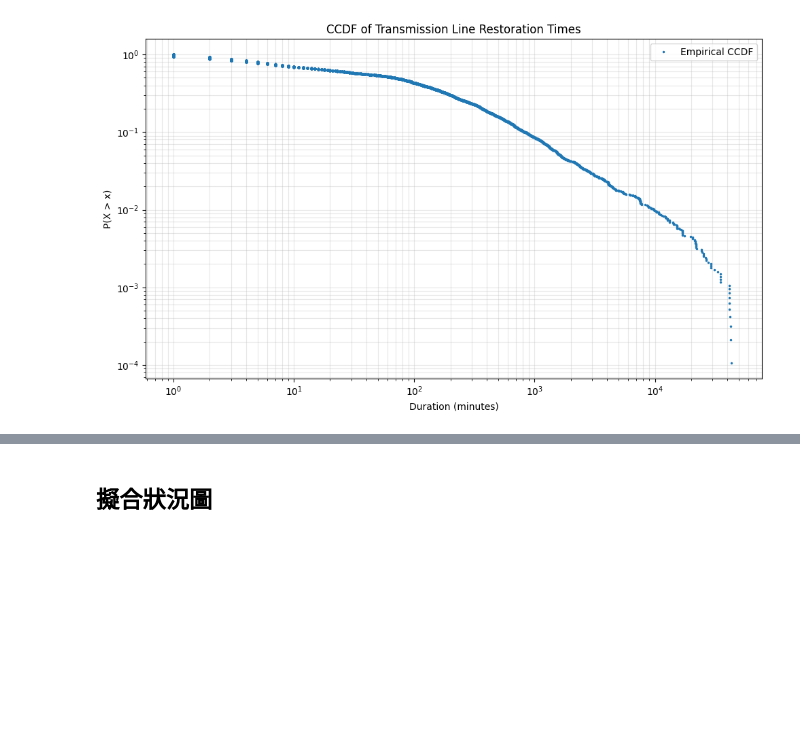
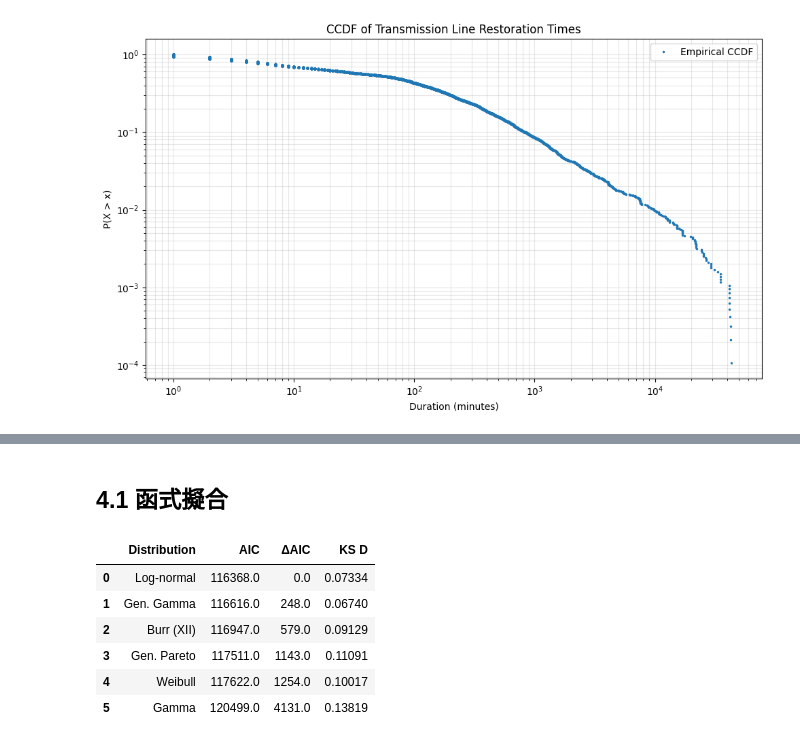
Before and after one commit to jungswork/05_Power_Grid_Repair_Time, a Jupyter notebook: 02_data_analysis.ipynb, the cells around one changed output, grey strips where cells are left out. Saved outputs shown, nothing was run; the diff lists cells and outputs as text; code cells hidden in the pictures; blank space fills up the shorter version.

```diff
--- a/02_data_analysis.ipynb
+++ b/02_data_analysis.ipynb
@@ -216,2 +243,75 @@ plt.show()
-# %% [markdown]
-## 擬合狀況圖
+# %% [markdown]
+## 4.1 函式擬合
+# %%
+import numpy as np
+import pandas as pd
+from scipy import stats
+import matplotlib.pyplot as plt
+
+# Candidate Distribution Fitting (MLE) + AIC + KS D
+# 擬合函式候選者
+candidates = {
+    "Log-normal":  stats.lognorm,
+    "Weibull":     stats.weibull_min,
+    "Gamma":       stats.gamma,
+    "Burr (XII)":  stats.burr,
+    "Gen. Pareto": stats.genpareto,
+    "Gen. Gamma":  stats.gengamma,
+}
+
+fit_results   = []
+fitted_params = {}
+
+for name, dist in candidates.items():
+    try:
+        # MLE 擬合：估計參數
+        # 固定 floc=0 修復時間不可為負
+        params  = dist.fit(duration_sorted, floc=0)
+
+        # 計算每個資料點在當前參數下的對數機率密度，加總得到整批資料的總對數概似值
+        log_lik = dist.logpdf(duration_sorted, *params).sum()
+
+        # 若對數概似值非有限數（如 -inf），代表擬合失敗，跳過
+        if not np.isfinite(log_lik):
+            print(f"{name}: non-finite log-likelihood, skipped")
+            continue
+
+        # 自由參數數量：總參數數減 1（loc 已固定，不計入）
+        k = len(params) - 1
+
+        # AIC = 2k - 2 * ln(L)，k 為參數數，L 為最大概似值
+        aic = 2 * k - 2 * log_lik
+
+        # KS D 統計量：衡量實際 CCDF 與理論 CCDF 之間的最大絕對偏差
+        ks_stat, _ = stats.kstest(duration_sorted, dist.cdf, args=params)
+
+        # 將擬合成果寫入 list
+        fit_results.append({
+            "Distribution": name,
+            "AIC"         : round(aic, 0),
+            "KS D"        : round(ks_stat, 5),
+            "params"      : params,
+        })
+
+        # 保存分布物件與參數，供後續 CCDF 繪圖使用
+        fitted_params[name] = (dist, params)
+
+    except Exception as e:
+        print(f"{name} fit failed: {e}")
+
+# 將擬合後資料依據 AIC 大小排序後寫入表格
+results_df = pd.DataFrame(fit_results).sort_values("AIC").reset_index(drop=True)
+
+# 計算 ΔAIC
+results_df["ΔAIC"] = (results_df["AIC"] - results_df["AIC"].min()).round(0)
+
+# Check
+results_df[["Distribution", "AIC", "ΔAIC", "KS D"]]
+# %% [output]
+|  | Distribution | AIC | ΔAIC | KS D |
+| 0 | Log-normal | 116368.0 | 0.0 | 0.07334 |
+| 1 | Gen. Gamma | 116616.0 | 248.0 | 0.06740 |
+| 2 | Burr (XII) | 116947.0 | 579.0 | 0.09129 |
+| 3 | Gen. Pareto | 117511.0 | 1143.0 | 0.11091 |
+| 4 | Weibull | 117622.0 | 1254.0 | 0.10017 |
+| 5 | Gamma | 120499.0 | 4131.0 | 0.13819 |
```
Also changed, not shown: parts of 8 cells of this notebook.
